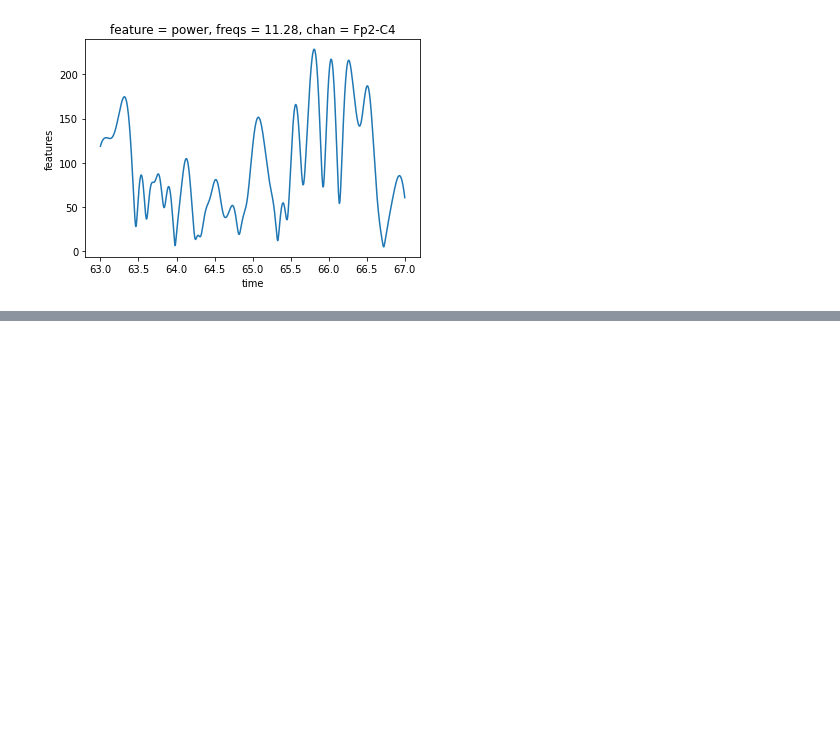
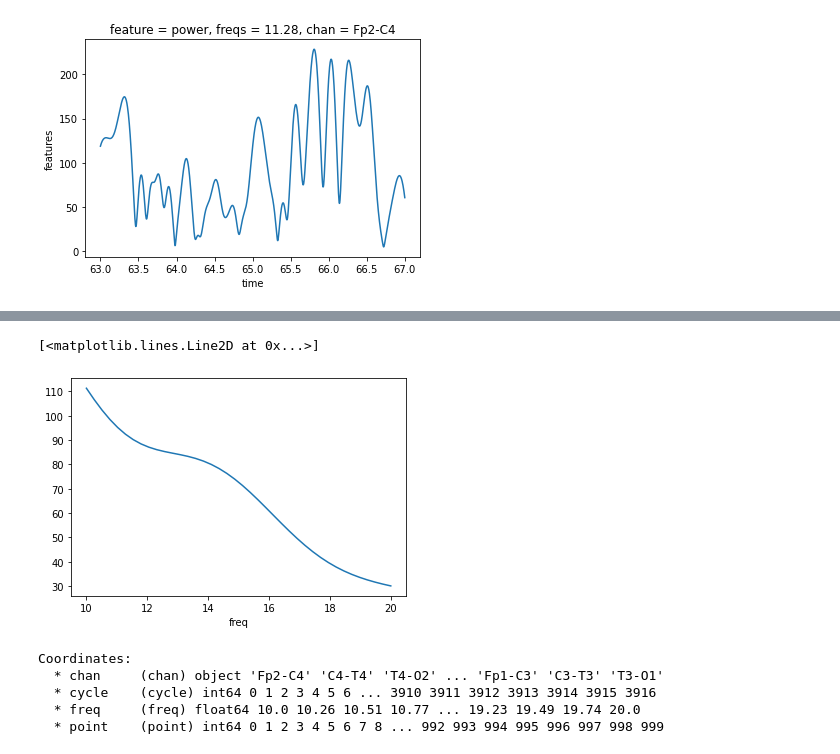
Before and after one commit to ValentinGhibaudo/Sleep_EEG_Respi, a Jupyter notebook: wavelet_analysis.ipynb, the cells around one changed output, grey strips where cells are left out. Drawn from its saved outputs; the diff is of its cells as text; code cells hidden in the pictures; blank space fills up the shorter version.

```diff
--- a/wavelet_analysis.ipynb
+++ b/wavelet_analysis.ipynb
@@ -126,0 +119,13 @@ da_tf_stretched.loc['Fp2-C4',:,:,:].mean('cycle').plot()
+# %%
+da_tf_stretched.loc[:,:,:,:].mean(['cycle','chan','point']).plot()
+# %% [output]
+[<matplotlib.lines.Line2D at 0x...>]
+[figure, added]
+# %%
+da_tf_stretched.coords
+# %% [output]
+Coordinates:
+  * chan     (chan) object 'Fp2-C4' 'C4-T4' 'T4-O2' ... 'Fp1-C3' 'C3-T3' 'T3-O1'
+  * cycle    (cycle) int64 0 1 2 3 4 5 6 ... 3910 3911 3912 3913 3914 3915 3916
+  * freq     (freq) float64 10.0 10.26 10.51 10.77 ... 19.23 19.49 19.74 20.0
+  * point    (point) int64 0 1 2 3 4 5 6 7 8 ... 992 993 994 995 996 997 998 999
```
Also changed, not shown: parts of 12 cells of this notebook, 2 other files.
